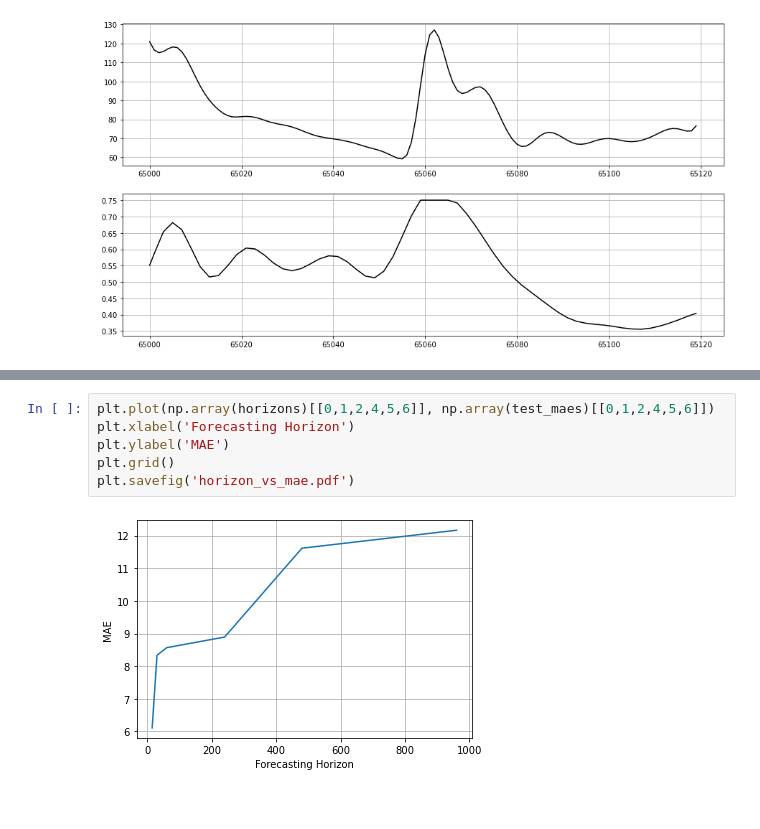
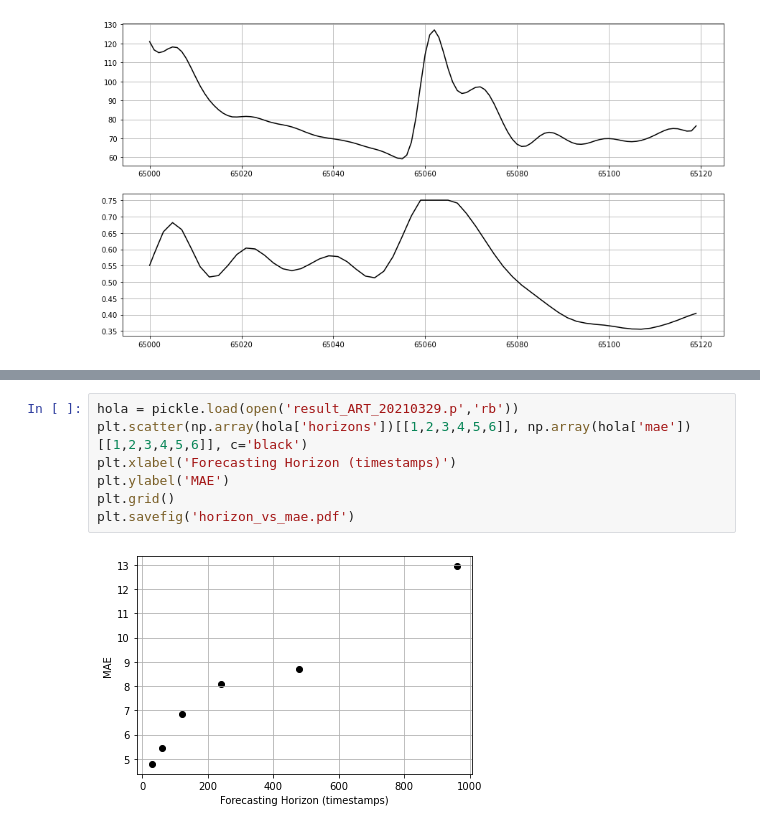
Before and after one commit to Nixtla/Nixtla, a Jupyter notebook: scripts_papers/proof_concept_waveforms.ipynb, the cells around one changed output, grey strips where cells are left out. Saved outputs shown, nothing was run; the diff lists cells and outputs as text.

```diff
--- a/scripts_papers/proof_concept_waveforms.ipynb
+++ b/scripts_papers/proof_concept_waveforms.ipynb
@@ -186,8 +175,9 @@ Step: 1008, Time: 291.655, Insample MSE: 77.23091, Outsample MAE: 12.81172
 # %%
-plt.plot(np.array(horizons)[[0,1,2,4,5,6]], np.array(test_maes)[[0,1,2,4,5,6]])
-plt.xlabel('Forecasting Horizon')
+hola = pickle.load(open('result_ART_20210329.p','rb'))
+plt.scatter(np.array(hola['horizons'])[[1,2,3,4,5,6]], np.array(hola['mae'])[[1,2,3,4,5,6]], c='black')
+plt.xlabel('Forecasting Horizon (timestamps)')
 plt.ylabel('MAE')
 plt.grid()
 plt.savefig('horizon_vs_mae.pdf')
 # %% [output]
-[figure, old version]
+[figure, new version]
```
Also changed, not shown: parts of 3 cells of this notebook, 1 other file.
